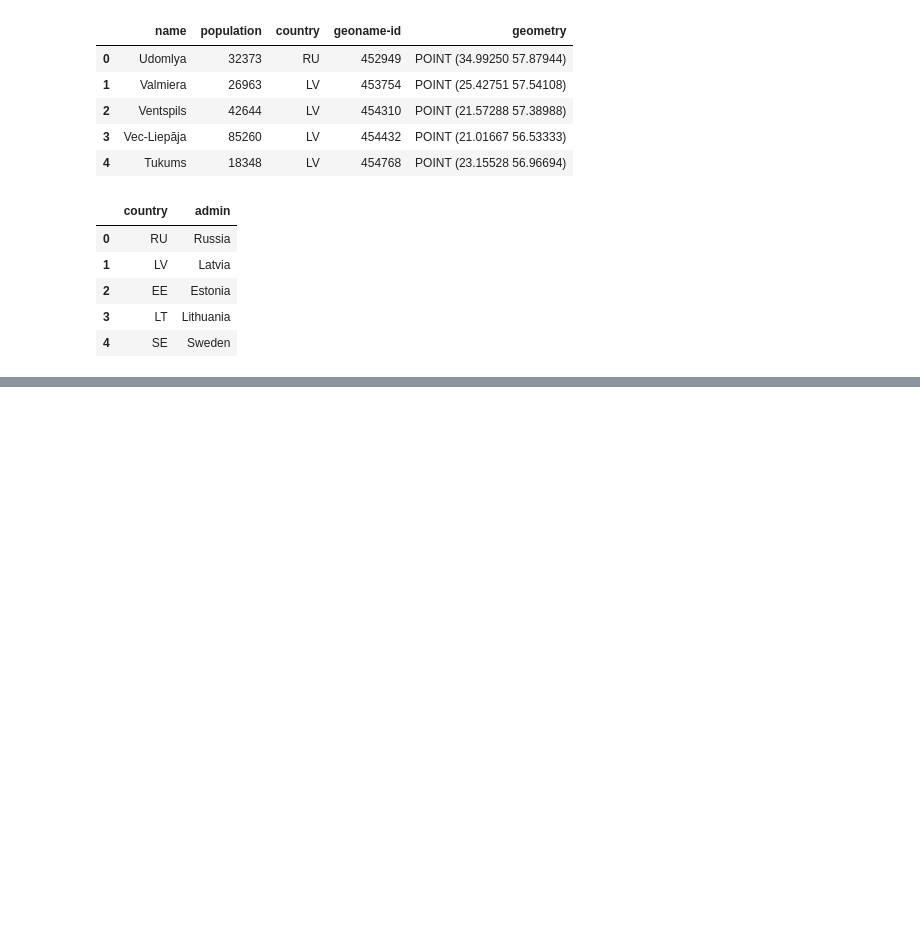
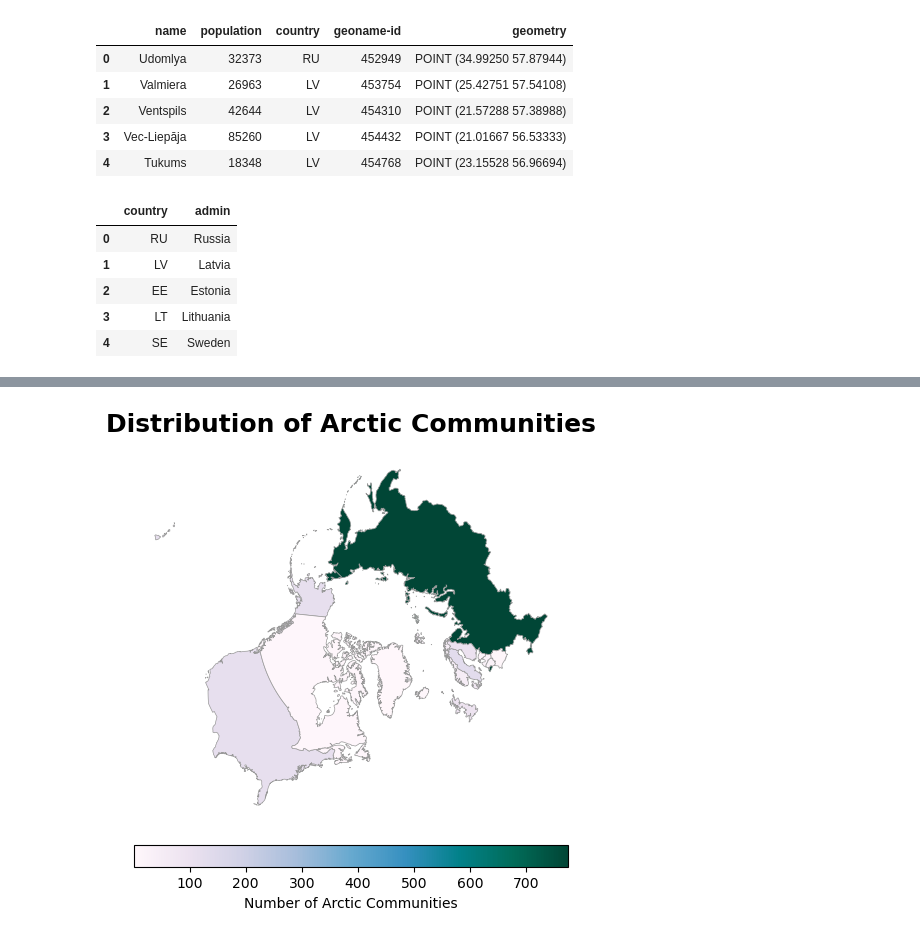
Before and after one commit to jaslynmiura/eds220-2025-in-class, a Jupyter notebook: week6-reprojecting.ipynb, the cells around one changed output, grey strips where cells are left out. Drawn from its saved outputs; the diff is of its cells as text; code cells hidden in the pictures; blank space fills up the shorter version.

Commit message:
Reprojecting in-class notes.

```diff
--- a/week6-reprojecting.ipynb
+++ b/week6-reprojecting.ipynb
@@ -41,0 +257,32 @@ country_names.head()
+# %%
+# Reproject to CRS optimized for Arctic region
+artic_countries = artic_countries.to_crs('epsg:3413')
+# %%
+fig, ax = plt.subplots(figsize=(8, 6))
+
+# Remove the axis for a cleaner map
+ax.axis('off')
+
+# Create choropleth map of communities
+# Plot with refined color and edge style
+artic_countries.plot(
+    ax=ax,
+    column='n_communities',
+    cmap='PuBuGn',
+    legend=True,
+    edgecolor="0.6",
+    linewidth=0.5,
+    legend_kwds={
+        "shrink": 0.7,
+        "label": "Number of Arctic Communities",
+        "orientation": "horizontal",
+        "pad": 0.05
+    }
+)
+
+# Add title and subtitle for better context
+ax.set_title('Distribution of Arctic Communities', fontsize=18, weight='bold', pad=15)
+
+plt.show()
+# %% [output]
+[figure, added]
```
Also changed, not shown: parts of 27 cells of this notebook.
